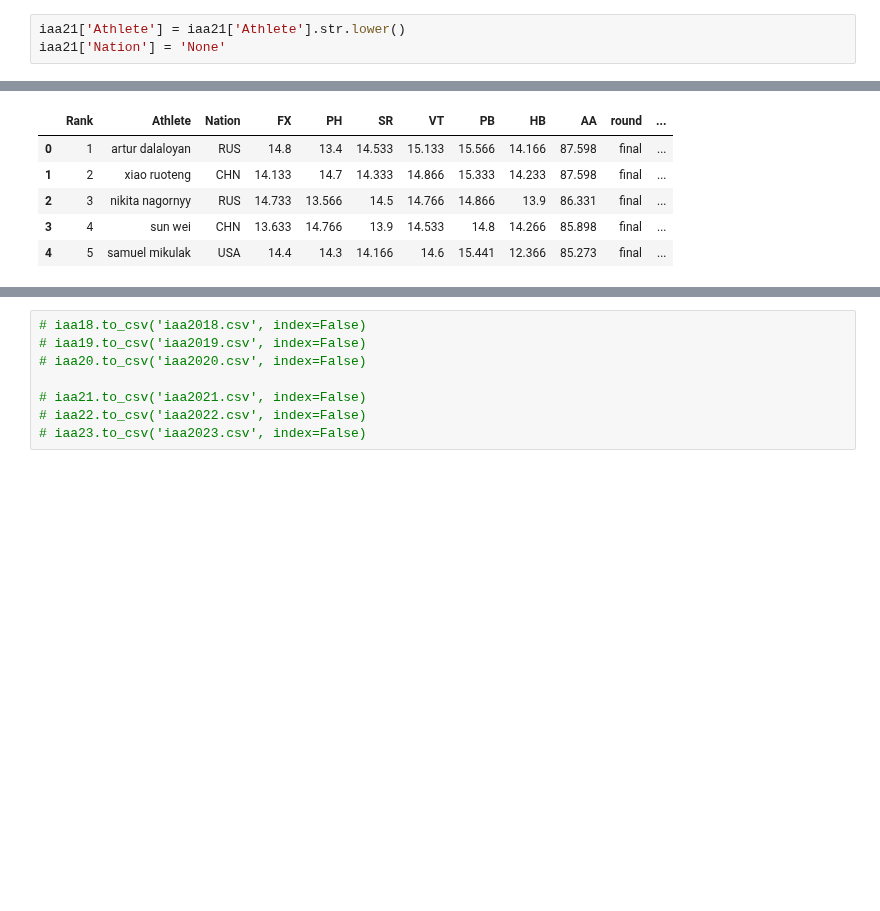
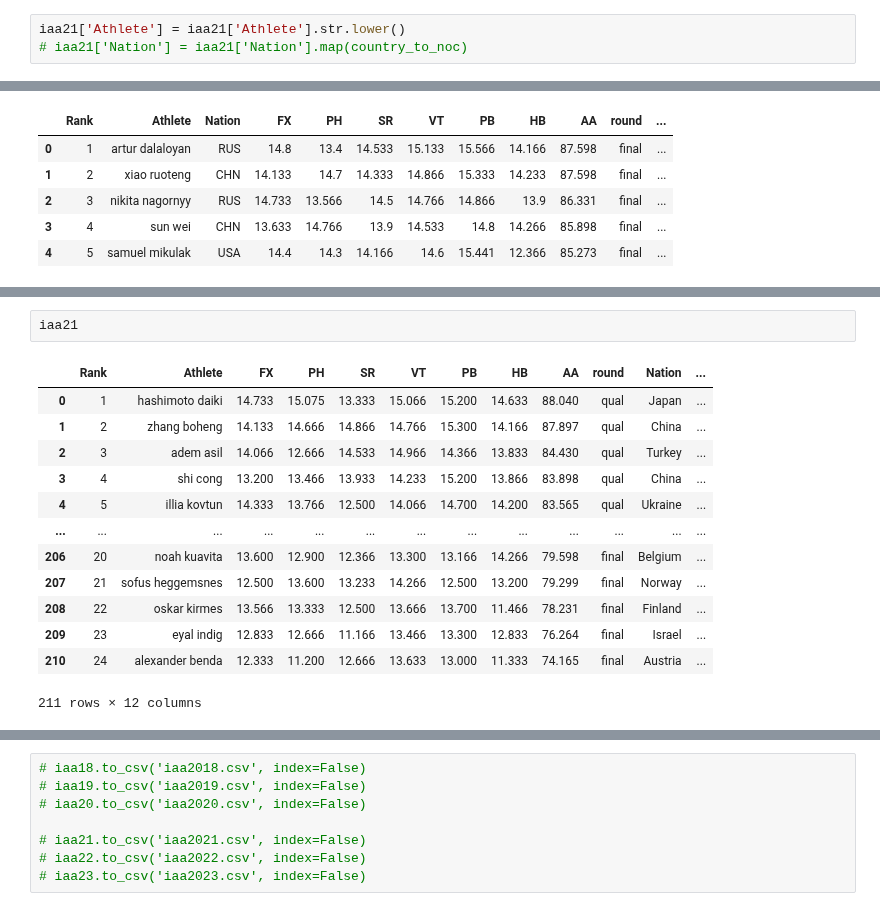
Before and after one commit to RyanJTalbot/MSDS, a Jupyter notebook: Core/Data Mining Foundations/Data Mining Project/Project/competition_gym2023/Cleaning/qual_events/men/iaa.ipynb, the cells around one changed output, grey strips where cells are left out. Cells and saved outputs as stored; diff of their text form; blank space fills up the shorter version.

```diff
--- a/Core/Data Mining Foundations/Data Mining Project/Project/competition_gym2023/Cleaning/qual_events/men/iaa.ipynb
+++ b/Core/Data Mining Foundations/Data Mining Project/Project/competition_gym2023/Cleaning/qual_events/men/iaa.ipynb
@@ -361,5 +415,5 @@ iaa21
 # %%
 iaa21['Athlete'] = iaa21['Athlete'].str.lower()
-iaa21['Nation'] = 'None'
+# iaa21['Nation'] = iaa21['Nation'].map(country_to_noc)
 # %%
 iaa22['Athlete'] = iaa22['Athlete'].str.lower()
@@ -514,2 +567,18 @@ Data columns (total 12 columns):
 dtypes: int64(1), object(11)
 memory usage: 24.7+ KB
+# %%
+iaa21
+# %% [output]
+|  | Rank | Athlete | FX | PH | SR | VT | PB | HB | AA | round | Nation | ... |
+| 0 | 1 | hashimoto daiki | 14.733 | 15.075 | 13.333 | 15.066 | 15.200 | 14.633 | 88.040 | qual | Japan | ... |
+| 1 | 2 | zhang boheng | 14.133 | 14.666 | 14.866 | 14.766 | 15.300 | 14.166 | 87.897 | qual | China | ... |
+| 2 | 3 | adem asil | 14.066 | 12.666 | 14.533 | 14.966 | 14.366 | 13.833 | 84.430 | qual | Turkey | ... |
+| 3 | 4 | shi cong | 13.200 | 13.466 | 13.933 | 14.233 | 15.200 | 13.866 | 83.898 | qual | China | ... |
+| 4 | 5 | illia kovtun | 14.333 | 13.766 | 12.500 | 14.066 | 14.700 | 14.200 | 83.565 | qual | Ukraine | ... |
+| ... | ... | ... | ... | ... | ... | ... | ... | ... | ... | ... | ... | ... |
+| 206 | 20 | noah kuavita | 13.600 | 12.900 | 12.366 | 13.300 | 13.166 | 14.266 | 79.598 | final | Belgium | ... |
+| 207 | 21 | sofus heggemsnes | 12.500 | 13.600 | 13.233 | 14.266 | 12.500 | 13.200 | 79.299 | final | Norway | ... |
+| 208 | 22 | oskar kirmes | 13.566 | 13.333 | 12.500 | 13.666 | 13.700 | 11.466 | 78.231 | final | Finland | ... |
+| 209 | 23 | eyal indig | 12.833 | 12.666 | 11.166 | 13.466 | 13.300 | 12.833 | 76.264 | final | Israel | ... |
+| 210 | 24 | alexander benda | 12.333 | 11.200 | 12.666 | 13.633 | 13.000 | 11.333 | 74.165 | final | Austria | ... |
+211 rows × 12 columns
```
Also changed, not shown: parts of 26 cells of this notebook, 13 other files.
